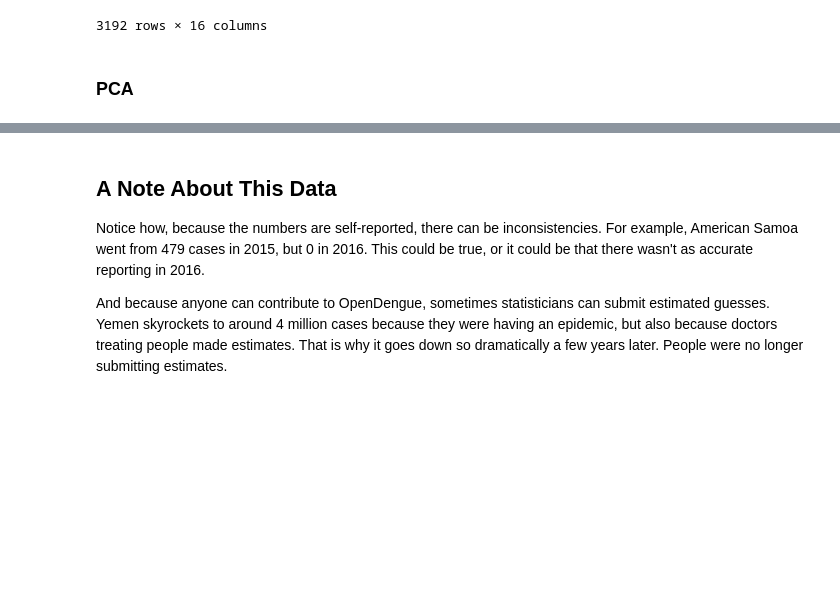
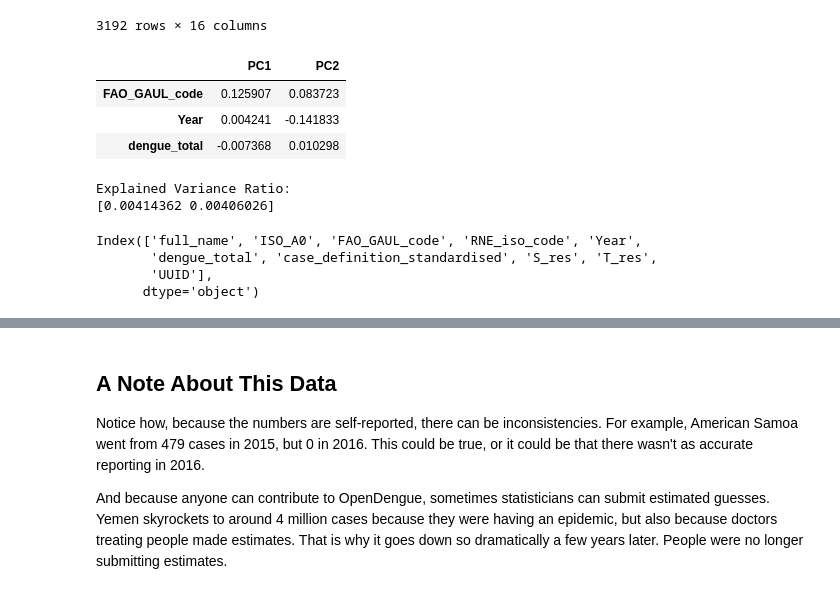
Before and after one commit to pxm-georg/final_project, a Jupyter notebook: final_prep.ipynb, the cells around one changed output, grey strips where cells are left out. Drawn from its saved outputs; the diff is of its cells as text; code cells hidden in the pictures; blank space fills up the shorter version.

```diff
--- a/final_prep.ipynb
+++ b/final_prep.ipynb
@@ -143,5 +155,3 @@ annual_cases
 | 29297 | WALLIS AND FUTUNA | NaN | NaN | WALLIS AND FUTUNA | WLF | 266 | WLF | NaN | ... |
 | 29298 | WALLIS AND FUTUNA | NaN | NaN | WALLIS AND FUTUNA | WLF | 266 | WLF | NaN | ... |
 3192 rows × 16 columns
-# %% [markdown]
-### PCA
@@ -148,2 +166,60 @@ annual_cases
+# %%
+# PCA dislikes nulls, and dates, won't need these anyway
+DF = cases.copy()
+d = ['adm_0_name', 'adm_1_name','adm_2_name','calendar_start_date','calendar_end_date','IBGE_code']
+DF = DF.drop(d, axis=1)
+
+
+# too many text cols
+numeric_features = ['FAO_GAUL_code', 'Year', 'dengue_total']
+categorical_features = ['full_name','ISO_A0','RNE_iso_code','case_definition_standardised', 'S_res', 'T_res','UUID']
+
+# One-Hot Encoding for categorical features
+ohe = OneHotEncoder(sparse=False)
+encoded_cats = ohe.fit_transform(DF[['full_name','ISO_A0','RNE_iso_code','case_definition_standardised', 'S_res', 'T_res','UUID']])
+encoded_df = pd.DataFrame(encoded_cats, columns=ohe.get_feature_names_out(categorical_features))
+
+# Combine numeric features with encoded categorical features
+df_encoded = pd.concat([DF[['FAO_GAUL_code', 'Year', 'dengue_total']], encoded_df], axis=1)
+
+# Standardizing the data
+scaler = StandardScaler()
+scaled_data = scaler.fit_transform(df_encoded)
+
+# Fit PCA
+n_components = 2
+pca = PCA(n_components=n_components)
+pca.fit(scaled_data)
+
+# Retrieve PCA components
+pca_components = pca.components_
+explained_variance = pca.explained_variance_ratio_
+
+# Create a DataFrame to map PCA components to original features
+loadings = pd.DataFrame(pca_components.T,
+                        index=df_encoded.columns,  # Original feature names
+                        columns=[f'PC{i+1}' for i in range(n_components)])
+
+# Display the loadings
+loadings.head(3)
+# %% [output]
+|  | PC1 | PC2 |
+| FAO_GAUL_code | 0.125907 | 0.083723 |
+| Year | 0.004241 | -0.141833 |
+| dengue_total | -0.007368 | 0.010298 |
+# %%
+# Display explained variance
+print("\nExplained Variance Ratio:")
+print(explained_variance)
+# %% [output]
+Explained Variance Ratio:
+[0.00414362 0.00406026]
+# %%
+DF.columns
+# %% [output]
+Index(['full_name', 'ISO_A0', 'FAO_GAUL_code', 'RNE_iso_code', 'Year',
+       'dengue_total', 'case_definition_standardised', 'S_res', 'T_res',
+       'UUID'],
+      dtype='object')
 # %%
 annual_cases.columns
```
Also changed, not shown: parts of 18 cells of this notebook.
